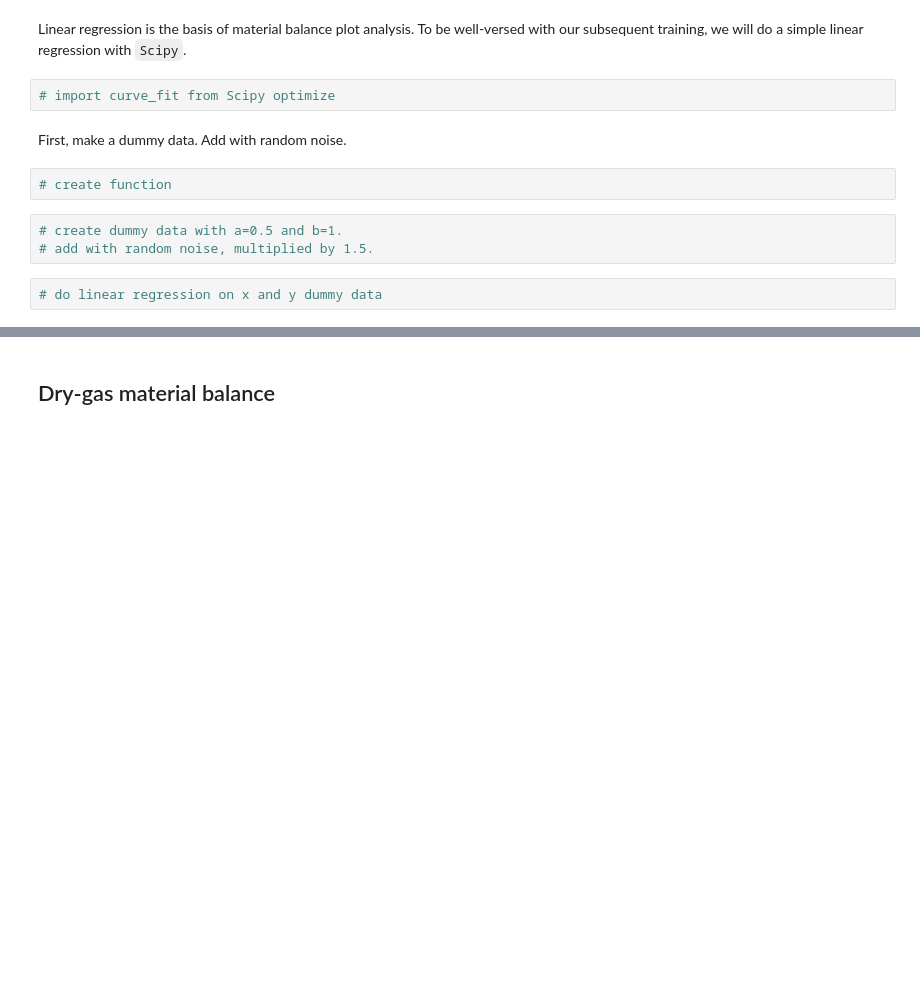
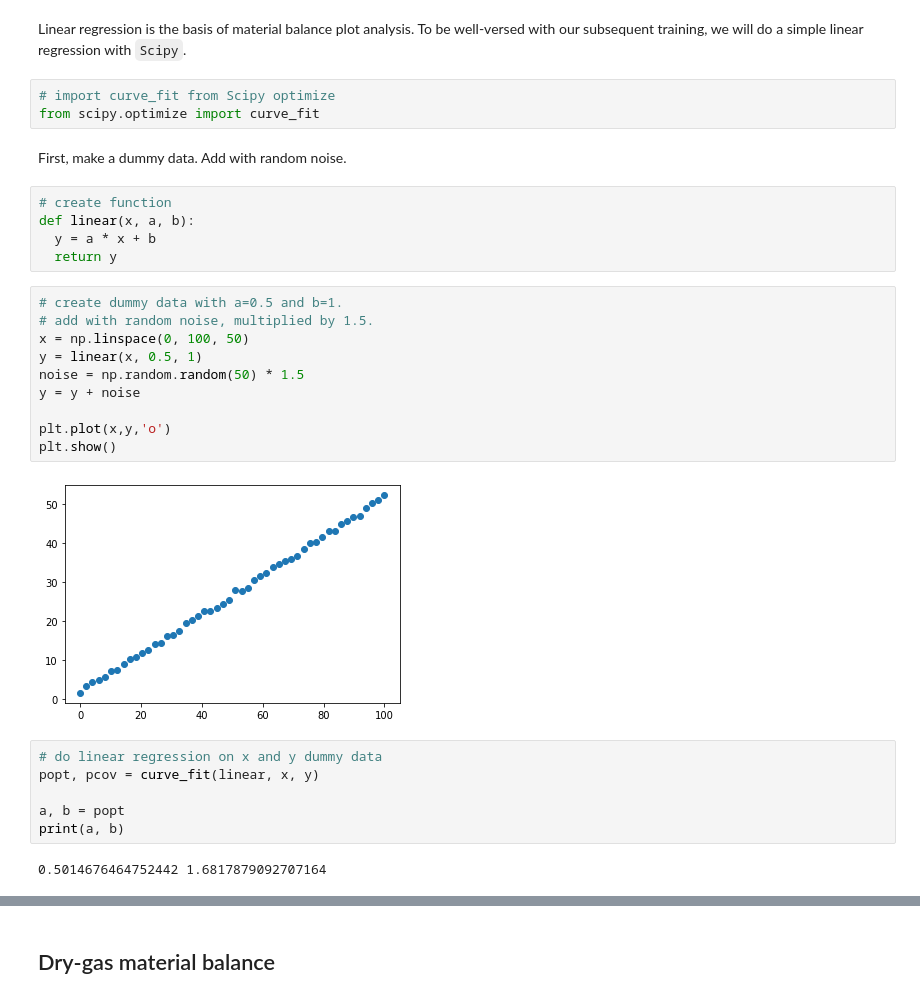
Before and after one commit to yohanesnuwara/python-bootcamp-for-geoengineers, a Jupyter notebook: EnP_training/session4_mbal.ipynb, the cells around one changed output, grey strips where cells are left out. Cells and saved outputs as stored; diff of their text form; blank space fills up the shorter version.

```diff
--- a/EnP_training/session4_mbal.ipynb
+++ b/EnP_training/session4_mbal.ipynb
@@ -22,14 +31,33 @@ sys.path.append('/content/pyreservoir/matbal')
 Linear regression is the basis of material balance plot analysis. To be well-versed with our subsequent training, we will do a simple linear regression with `Scipy`.
 # %%
 # import curve_fit from Scipy optimize
+from scipy.optimize import curve_fit
 # %% [markdown]
 First, make a dummy data. Add with random noise.
-# %%
-# create function
+# %%
+# create function
+def linear(x, a, b):
+  y = a * x + b
+  return y
 # %%
 # create dummy data with a=0.5 and b=1.
 # add with random noise, multiplied by 1.5.
+x = np.linspace(0, 100, 50)
+y = linear(x, 0.5, 1)
+noise = np.random.random(50) * 1.5
+y = y + noise
+
+plt.plot(x,y,'o')
+plt.show()
+# %% [output]
+[figure, added]
 # %%
 # do linear regression on x and y dummy data
+popt, pcov = curve_fit(linear, x, y)
+
+a, b = popt
+print(a, b)
+# %% [output]
+0.5014676464752442 1.6817879092707164
 # %%
 # plot the linear fit line with dummy data
```
Also changed, not shown: parts of 33 cells of this notebook.
